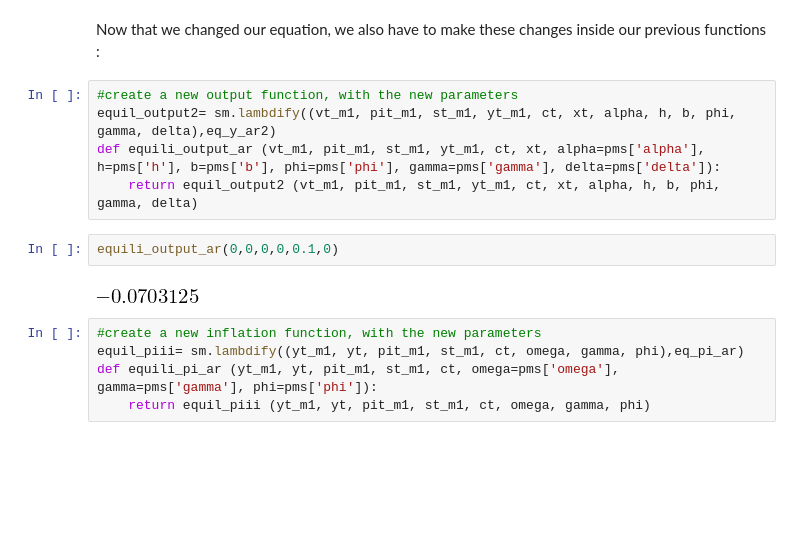
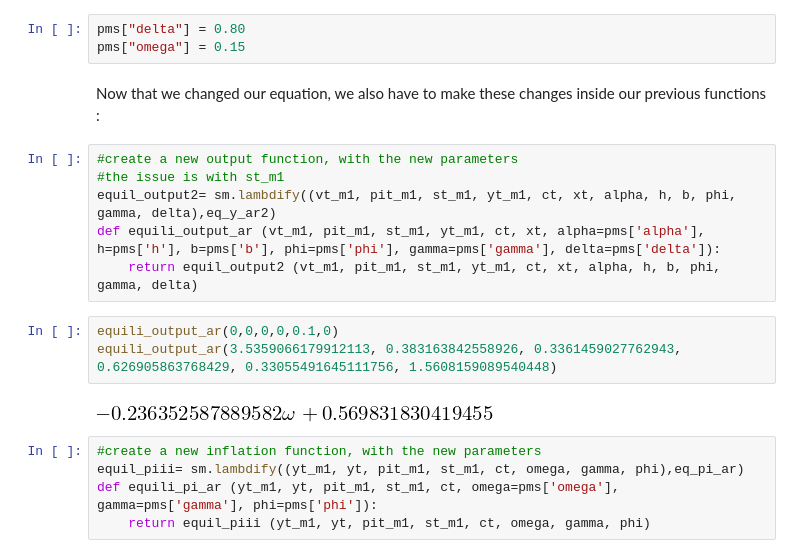
Before and after one commit to NumEconCopenhagen/projects-2019-al, a Jupyter notebook: examproject/examproject.ipynb, the cells around one changed output. Drawn from its saved outputs; the diff is of its cells as text; blank space fills up the shorter version.

```diff
--- a/examproject/examproject.ipynb
+++ b/examproject/examproject.ipynb
@@ -404,17 +405,22 @@ eq_pi_ar = SRAS_pit.subs(st,st_ar)
 eq_pi_ar
 # %% [output]
 [figure]
+# %%
+pms["delta"] = 0.80
+pms["omega"] = 0.15
 # %% [markdown]
 Now that we changed our equation, we also have to make these changes inside our previous functions :
 # %%
 #create a new output function, with the new parameters
+#the issue is with st_m1
 equil_output2= sm.lambdify((vt_m1, pit_m1, st_m1, yt_m1, ct, xt, alpha, h, b, phi, gamma, delta),eq_y_ar2)
 def equili_output_ar (vt_m1, pit_m1, st_m1, yt_m1, ct, xt, alpha=pms['alpha'], h=pms['h'], b=pms['b'], phi=pms['phi'], gamma=pms['gamma'], delta=pms['delta']):
     return equil_output2 (vt_m1, pit_m1, st_m1, yt_m1, ct, xt, alpha, h, b, phi, gamma, delta)
 # %%
 equili_output_ar(0,0,0,0,0.1,0)
+equili_output_ar(3.5359066179912113, 0.383163842558926, 0.3361459027762943, 0.626905863768429, 0.33055491645111756, 1.5608159089540448)
 # %% [output]
-[figure, old version]
+[figure, new version]
 # %%
 #create a new inflation function, with the new parameters
 equil_piii= sm.lambdify((yt_m1, yt, pit_m1, st_m1, ct, omega, gamma, phi),eq_pi_ar)
```
Also changed, not shown: parts of 8 cells of this notebook.
